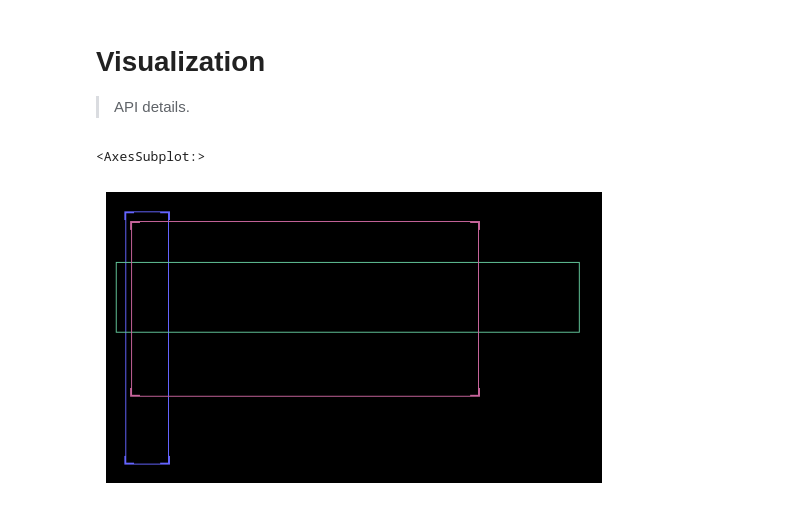
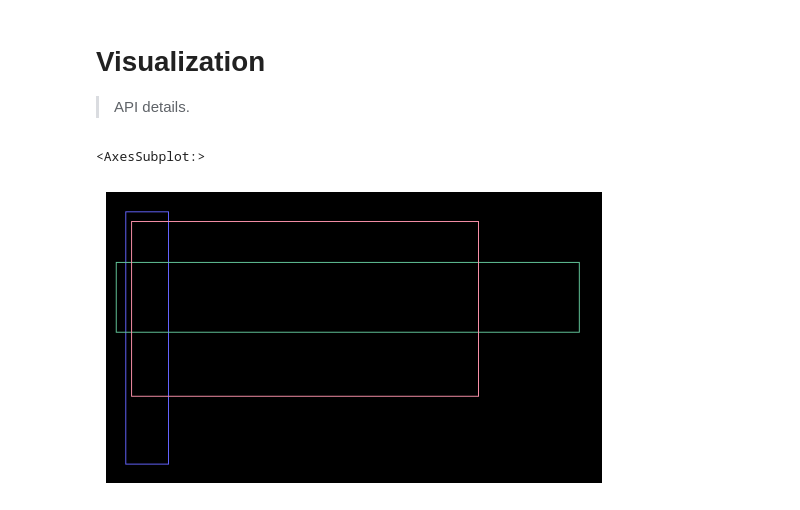
Before and after one commit to lgvaz/polvo, a Jupyter notebook: nbs/10e_bbox.vis.ipynb, the cells around one changed output. Cells and saved outputs as stored; diff of their text form; code cells hidden in the pictures.

```diff
--- a/nbs/10e_bbox.vis.ipynb
+++ b/nbs/10e_bbox.vis.ipynb
@@ -81,9 +20,16 @@ def overlay(image:PIL.Image, bbox:pv.bbox.BBox, color:Tuple[int,int,int], gap:bo
-# %%
-image = PIL.Image.fromarray(np.zeros((300, 512, 3), dtype=np.uint8))
-image = overlay(image, BBox.from_xyxy(20, 20, 64, 280), (100, 100, 255))
-image = overlay(image, BBox.from_xywh(10, 72, 478, 72), (100, 200, 155), gap=False)
-image = overlay(image, BBox.from_relative_xcycwh(.4, .4, .7, .6, 512, 300), (199, 100, 155))
-pv.show_image(image)
-# %% [output]
-<AxesSubplot:>
-[figure, removed]
+# %%
+#|export
+def overlay(image:PIL.Image, bbox:BBox, color:Tuple[int,int,int]=None):
+    """Draws a box on an image with a given color.
+    # Arguments
+        image     : The image to draw on.
+        box       : A list of 4 elements (x1, y1, x2, y2).
+        color     : The color of the box.
+    """
+    draw = PIL.ImageDraw.Draw(image)
+    color = color or tuple(((np.random.random(3)*0.6 + 0.4)*255).astype(int))
+    bbox_thickness = int(0.0041*min(image.size) - 0.0058)
+    bbox_thickness = np.clip(bbox_thickness, 1, 8)
+
+    for i in range(4): draw.line(xy=(tuple(bbox.points[i]), tuple(bbox.points[(i+1)%4])), fill=color, width=bbox_thickness)
+    return image
@@ -89,0 +42,9 @@ pv.show_image(image)
+# %%
+image = PIL.Image.fromarray(np.zeros((300, 512, 3), dtype=np.uint8))
+image = overlay(image, BBox.from_xyxy(20, 20, 64, 280), (100, 100, 255))
+image = BBox.from_xywh(10, 72, 478, 72).show(image, color=(100, 200, 155))
+image = overlay(image, BBox.from_relative_xcycwh(.4, .4, .7, .6, 512, 300))
+pv.show_image(image)
+# %% [output]
+<AxesSubplot:>
+[figure, added]
```
Also changed, not shown: parts of 6 cells of this notebook, 4 other files.
